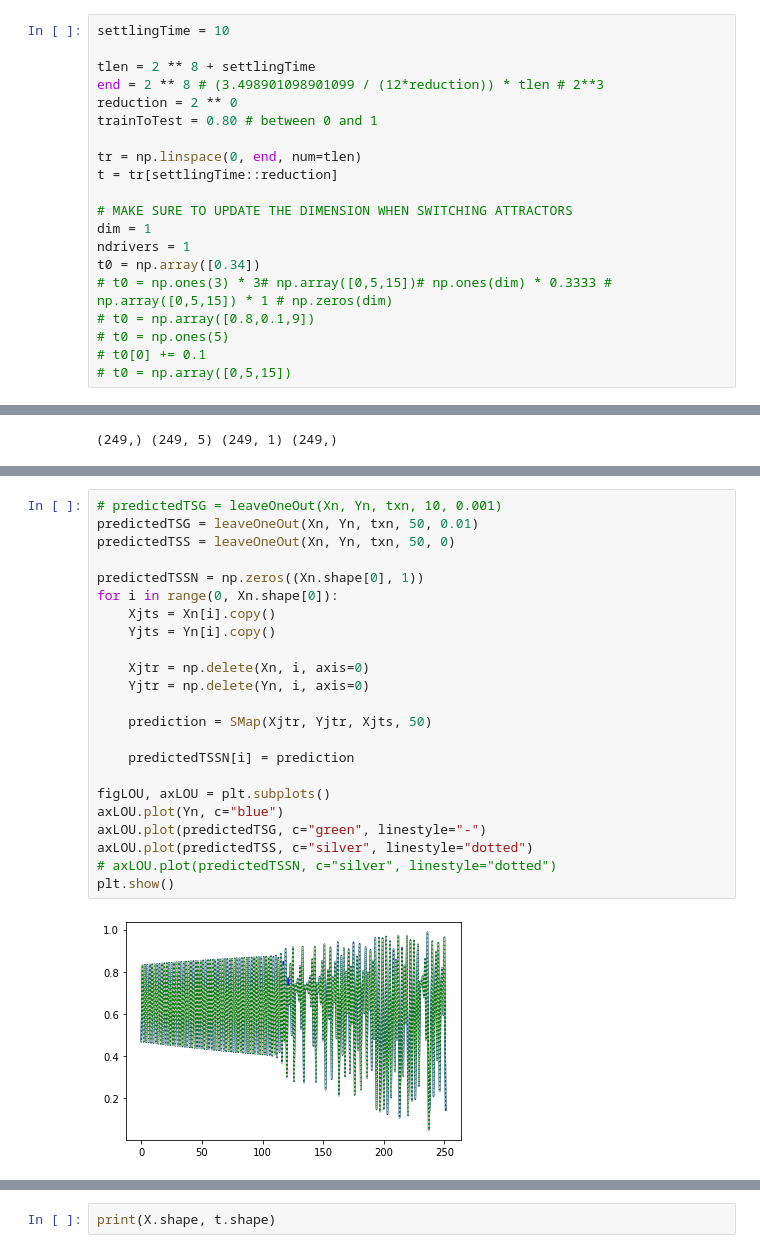
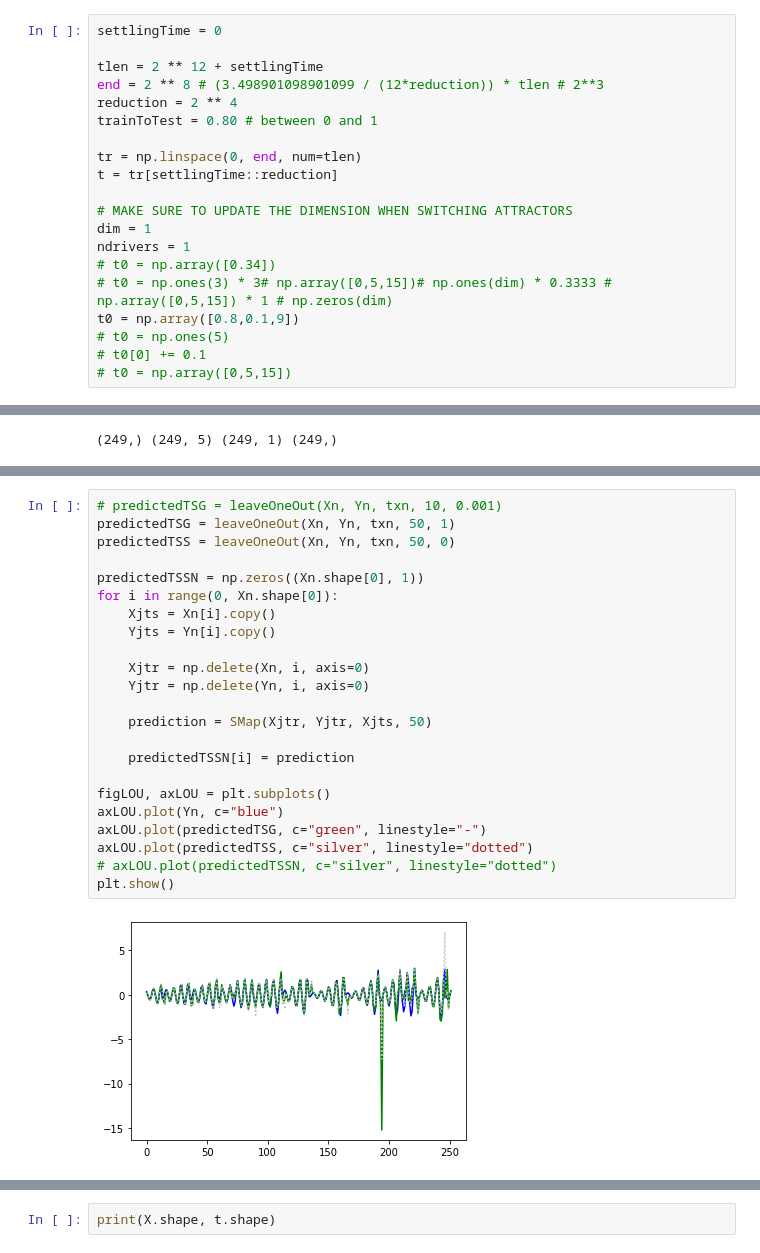
Before and after one commit to kenflat2/Nonlinear-Regression, a Jupyter notebook: Nonstationary SMap.ipynb, the cells around one changed output, grey strips where cells are left out. Cells and saved outputs as stored; diff of their text form.

```diff
--- a/Nonstationary SMap.ipynb
+++ b/Nonstationary SMap.ipynb
@@ -395,11 +406,11 @@ print(delayEmbed(Test, 2, 2, 1, t=TestT))
        [7.],
        [8.]]), array([1, 2, 3, 4]), array([3, 4, 5, 6]))
 # %%
-settlingTime = 10
+settlingTime = 0
 
-tlen = 2 ** 8 + settlingTime
+tlen = 2 ** 12 + settlingTime
 end = 2 ** 8 # (3.498901098901099 / (12*reduction)) * tlen # 2**3
-reduction = 2 ** 0
+reduction = 2 ** 4
 trainToTest = 0.80 # between 0 and 1
 
 tr = np.linspace(0, end, num=tlen)
@@ -408,9 +419,9 @@ t = tr[settlingTime::reduction]
 # MAKE SURE TO UPDATE THE DIMENSION WHEN SWITCHING ATTRACTORS
 dim = 1
 ndrivers = 1
-t0 = np.array([0.34])
+# t0 = np.array([0.34])
 # t0 = np.ones(3) * 3# np.array([0,5,15])# np.ones(dim) * 0.3333 # np.array([0,5,15]) * 1 # np.zeros(dim)
-# t0 = np.array([0.8,0.1,9])
+t0 = np.array([0.8,0.1,9])
 # t0 = np.ones(5)
 # t0[0] += 0.1
 # t0 = np.array([0,5,15])
@@ -638,28 +651,28 @@ print(Yn[-1])
 # %%
 # predictedTSG = leaveOneOut(Xn, Yn, txn, 10, 0.001)
-predictedTSG = leaveOneOut(Xn, Yn, txn, 50, 0.01)
+predictedTSG = leaveOneOut(Xn, Yn, txn, 50, 1)
 predictedTSS = leaveOneOut(Xn, Yn, txn, 50, 0)
 
 predictedTSSN = np.zeros((Xn.shape[0], 1))
 for i in range(0, Xn.shape[0]):
     Xjts = Xn[i].copy()
     Yjts = Yn[i].copy()
 
     Xjtr = np.delete(Xn, i, axis=0)
     Yjtr = np.delete(Yn, i, axis=0)
 
     prediction = SMap(Xjtr, Yjtr, Xjts, 50)
 
     predictedTSSN[i] = prediction
 
 figLOU, axLOU = plt.subplots()
 axLOU.plot(Yn, c="blue")
 axLOU.plot(predictedTSG, c="green", linestyle="-")
 axLOU.plot(predictedTSS, c="silver", linestyle="dotted")
 # axLOU.plot(predictedTSSN, c="silver", linestyle="dotted")
 plt.show()
 # %% [output]
-[figure, old version]
+[figure, new version]
 # %%
 print(np.sum(abs(predictedTSG - Yn)))
 print(np.sum(abs(predictedTSS - Yn)))
```
Also changed, not shown: parts of 29 cells of this notebook, 5 other files.
